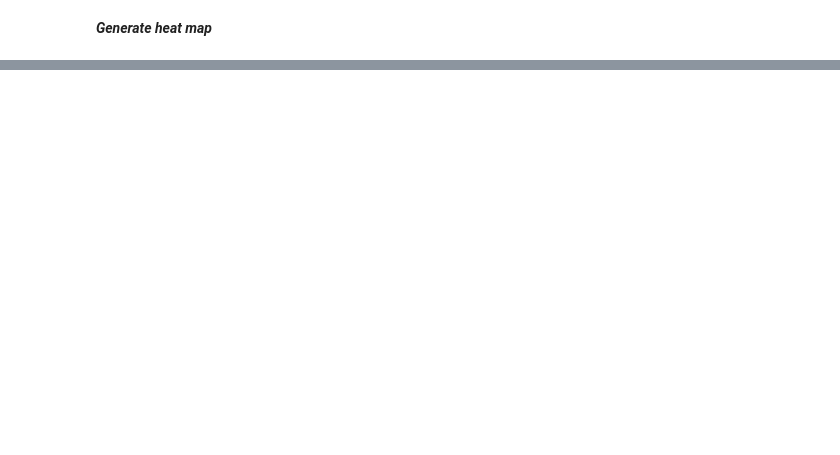
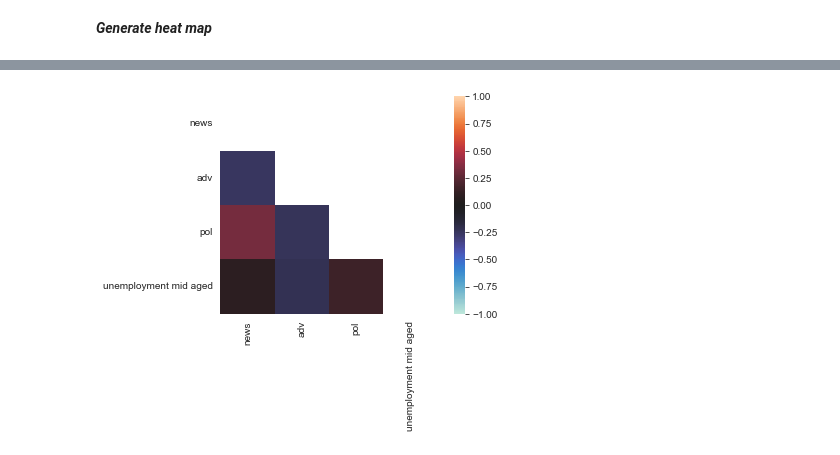
Before and after one commit to irenelopez42/4chanAnalysis, a Jupyter notebook: socioeconomics.ipynb, the cells around one changed output, grey strips where cells are left out. Cells and saved outputs as stored; diff of their text form; code cells hidden in the pictures; blank space fills up the shorter version.

```diff
--- a/socioeconomics.ipynb
+++ b/socioeconomics.ipynb
@@ -316,0 +254,4 @@ with sb.axes_style("white"):
+# %%
+heatmap(unemployment_mid_cov)
+# %% [output]
+[figure, added]
```
Also changed, not shown: parts of 33 cells of this notebook, 17 other files.
